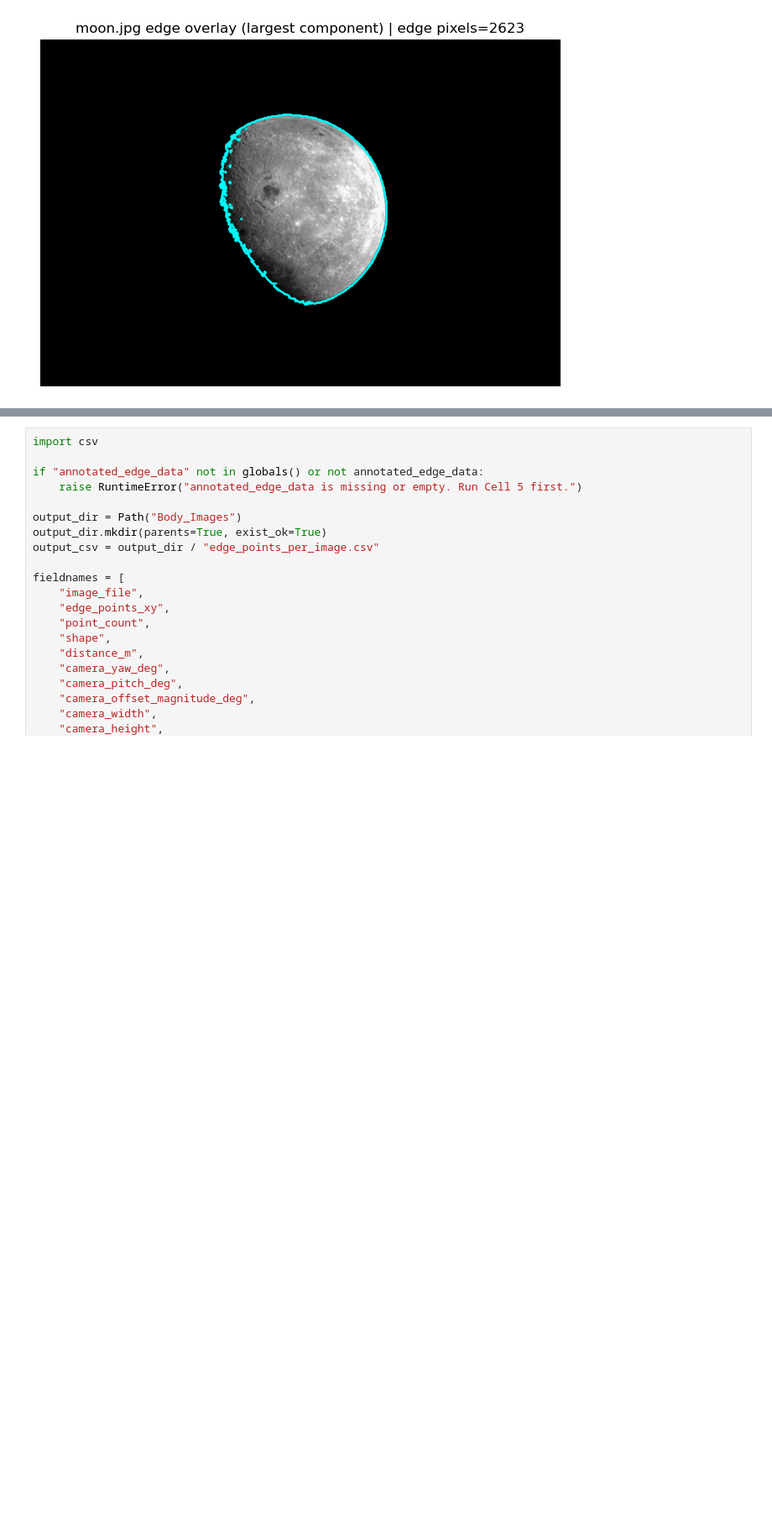
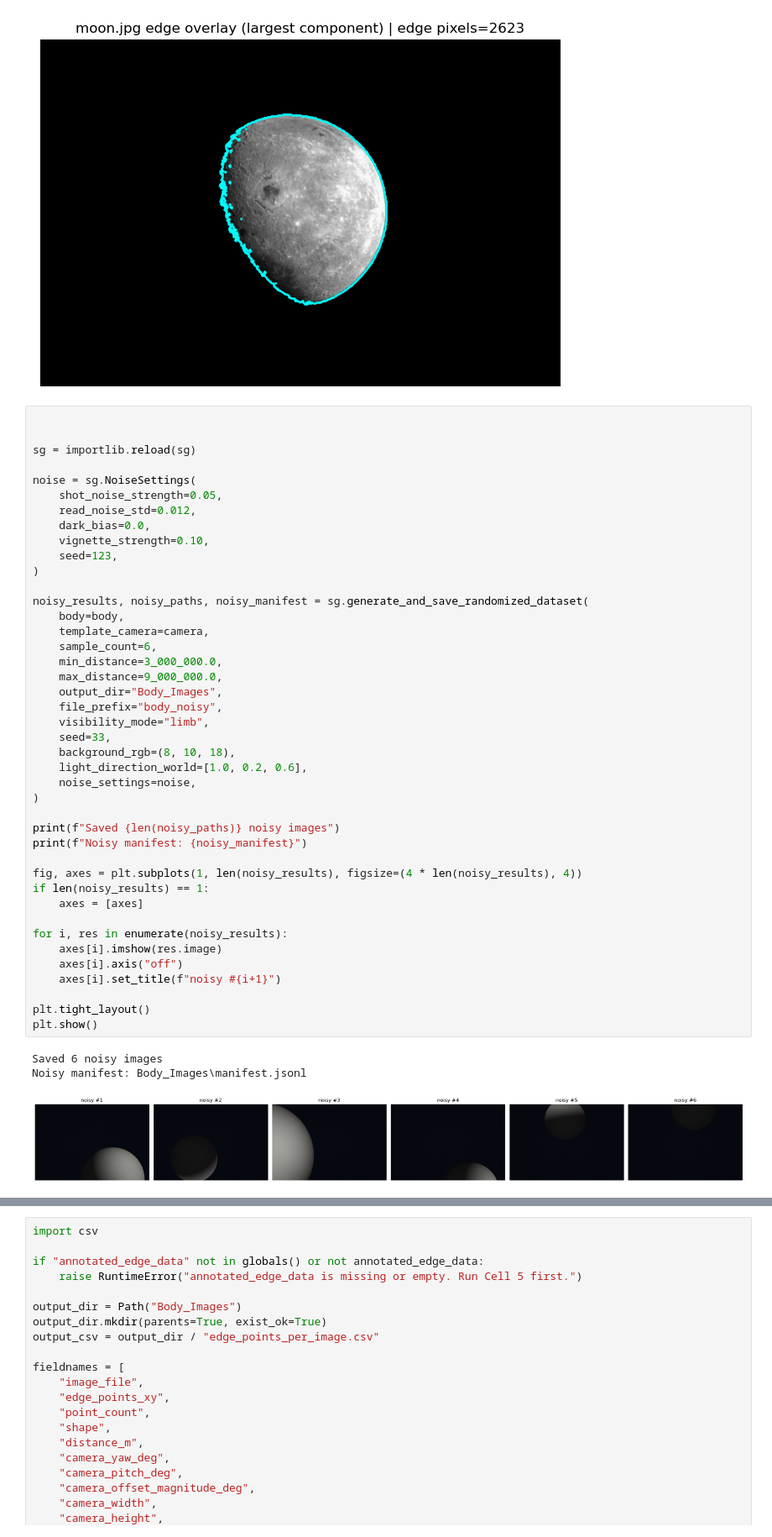
Before and after one commit to colin-skinner/horizon-op-nav, a Jupyter notebook: Measurments/edgedetecton.ipynb, the cells around one changed output, grey strips where cells are left out. Shown at 84% size. Cells and saved outputs as stored; diff of their text form; blank space fills up the shorter version.

```diff
--- a/Measurments/edgedetecton.ipynb
+++ b/Measurments/edgedetecton.ipynb
@@ -131,6 +129,52 @@ plt.show()
 Image: Body_Images\moon.jpg
 Detected edge pixels (largest component only): 2623
 [figure]
+# %%
+
+
+sg = importlib.reload(sg)
+
+noise = sg.NoiseSettings(
+    shot_noise_strength=0.05,
+    read_noise_std=0.012,
+    dark_bias=0.0,
+    vignette_strength=0.10,
+    seed=123,
+)
+
+noisy_results, noisy_paths, noisy_manifest = sg.generate_and_save_randomized_dataset(
+    body=body,
+    template_camera=camera,
+    sample_count=6,
+    min_distance=3_000_000.0,
+    max_distance=9_000_000.0,
+    output_dir="Body_Images",
+    file_prefix="body_noisy",
+    visibility_mode="limb",
+    seed=33,
+    background_rgb=(8, 10, 18),
+    light_direction_world=[1.0, 0.2, 0.6],
+    noise_settings=noise,
+)
+
+print(f"Saved {len(noisy_paths)} noisy images")
+print(f"Noisy manifest: {noisy_manifest}")
+
+fig, axes = plt.subplots(1, len(noisy_results), figsize=(4 * len(noisy_results), 4))
+if len(noisy_results) == 1:
+    axes = [axes]
+
+for i, res in enumerate(noisy_results):
+    axes[i].imshow(res.image)
+    axes[i].axis("off")
+    axes[i].set_title(f"noisy #{i+1}")
+
+plt.tight_layout()
+plt.show()
+# %% [output]
+Saved 6 noisy images
+Noisy manifest: Body_Images\manifest.jsonl
+[figure, added]
 # %%
 
 
```
Also changed, not shown: parts of 4 cells of this notebook, 4 other files.
